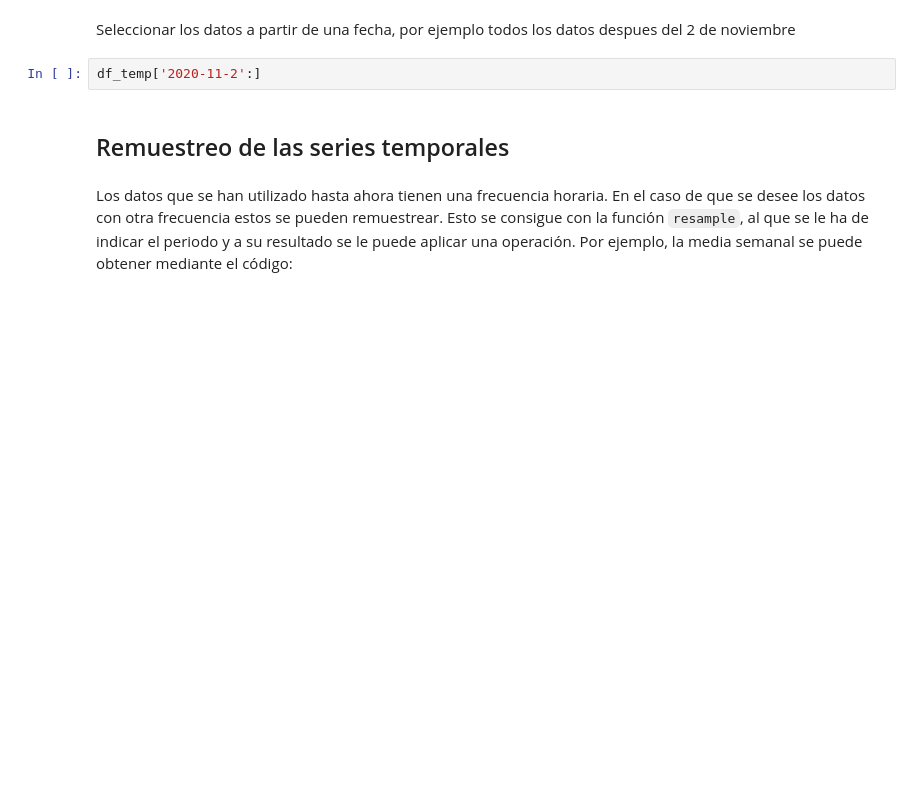
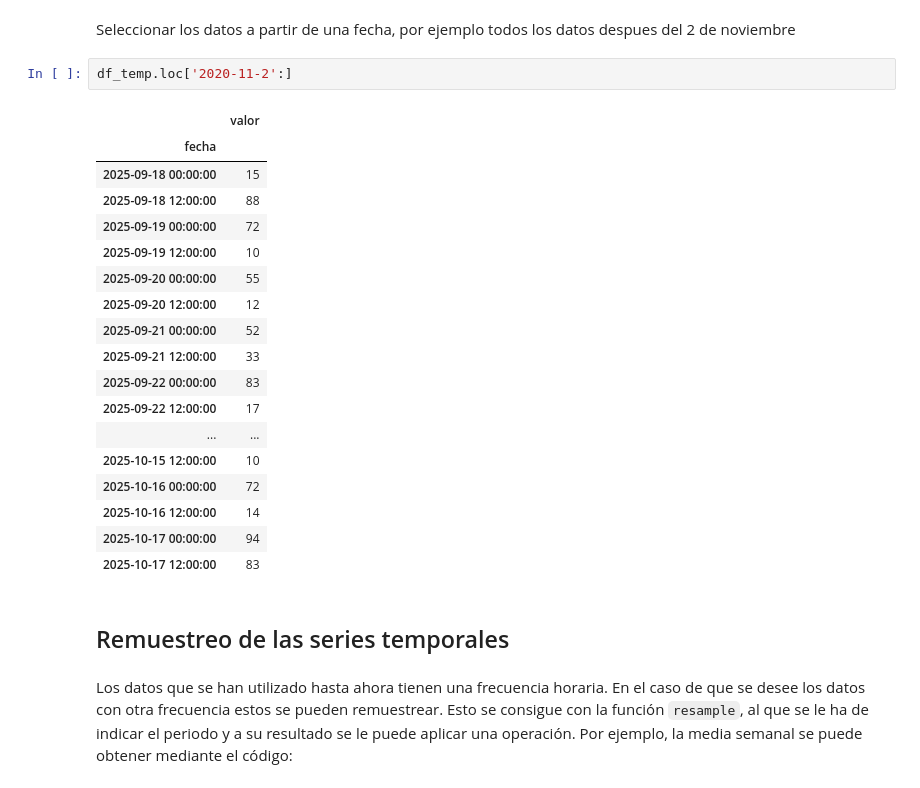
Before and after one commit to chava131011/Data-Science-Coursework, a Jupyter notebook: Classes Resources/CD_09_Tiempo/CD_09_SeriesTemporales.ipynb, the cells around one changed output. Cells and saved outputs as stored; diff of their text form; blank space fills up the shorter version.

```diff
--- a/Classes Resources/CD_09_Tiempo/CD_09_SeriesTemporales.ipynb
+++ b/Classes Resources/CD_09_Tiempo/CD_09_SeriesTemporales.ipynb
@@ -202,7 +360,26 @@ df_temp['2020-10-30 3:00:00 ':'2020-11-2 18:00:00']
 # %% [markdown]
 Seleccionar los datos a partir de una fecha, por ejemplo todos los datos despues del 2 de noviembre
 # %%
-df_temp['2020-11-2':]
+df_temp.loc['2020-11-2':]
+# %% [output]
+|  | valor |
+| fecha |  |
+| 2025-09-18 00:00:00 | 15 |
+| 2025-09-18 12:00:00 | 88 |
+| 2025-09-19 00:00:00 | 72 |
+| 2025-09-19 12:00:00 | 10 |
+| 2025-09-20 00:00:00 | 55 |
+| 2025-09-20 12:00:00 | 12 |
+| 2025-09-21 00:00:00 | 52 |
+| 2025-09-21 12:00:00 | 33 |
+| 2025-09-22 00:00:00 | 83 |
+| 2025-09-22 12:00:00 | 17 |
+| ... | ... |
+| 2025-10-15 12:00:00 | 10 |
+| 2025-10-16 00:00:00 | 72 |
+| 2025-10-16 12:00:00 | 14 |
+| 2025-10-17 00:00:00 | 94 |
+| 2025-10-17 12:00:00 | 83 |
 # %% [markdown]
 ## Remuestreo de las series temporales
 # %% [markdown]
```
Also changed, not shown: parts of 42 cells of this notebook.
